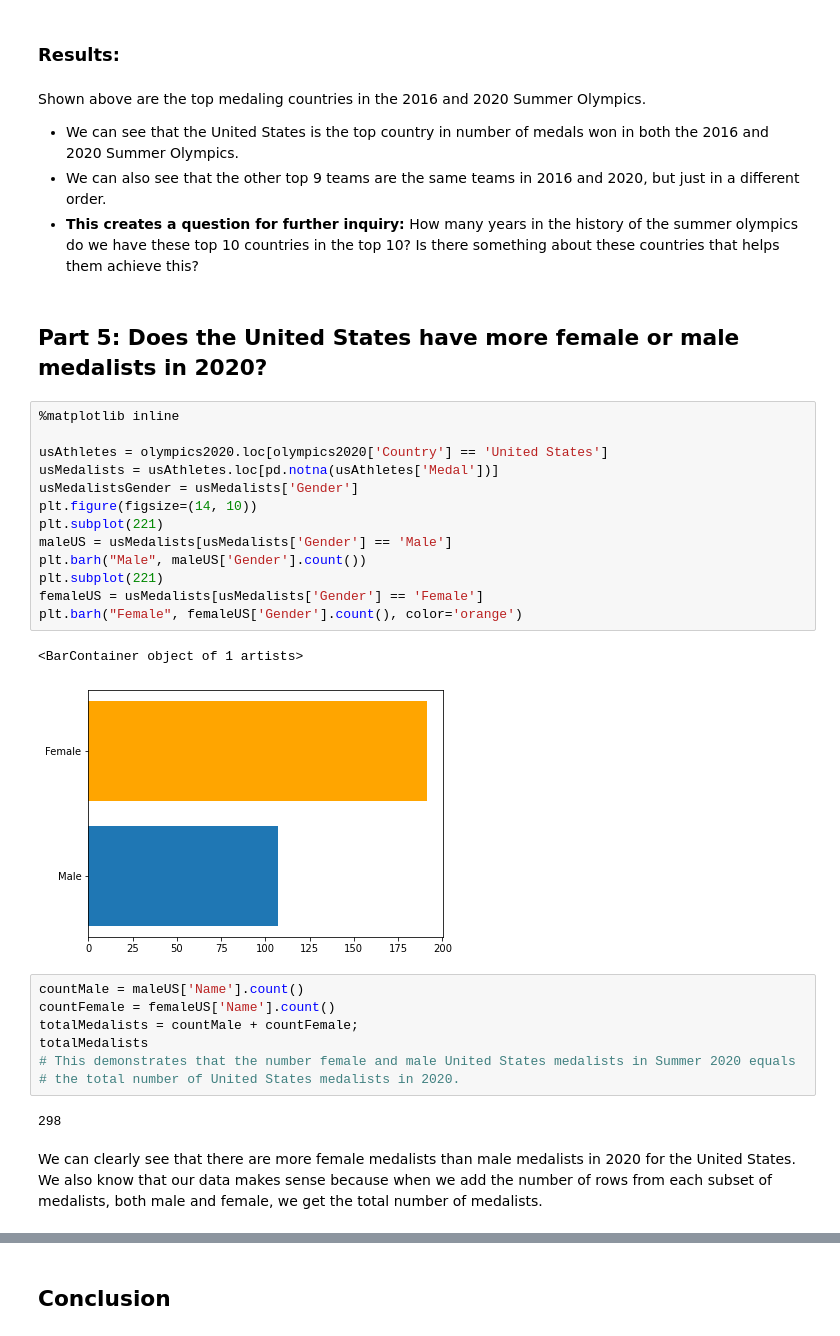
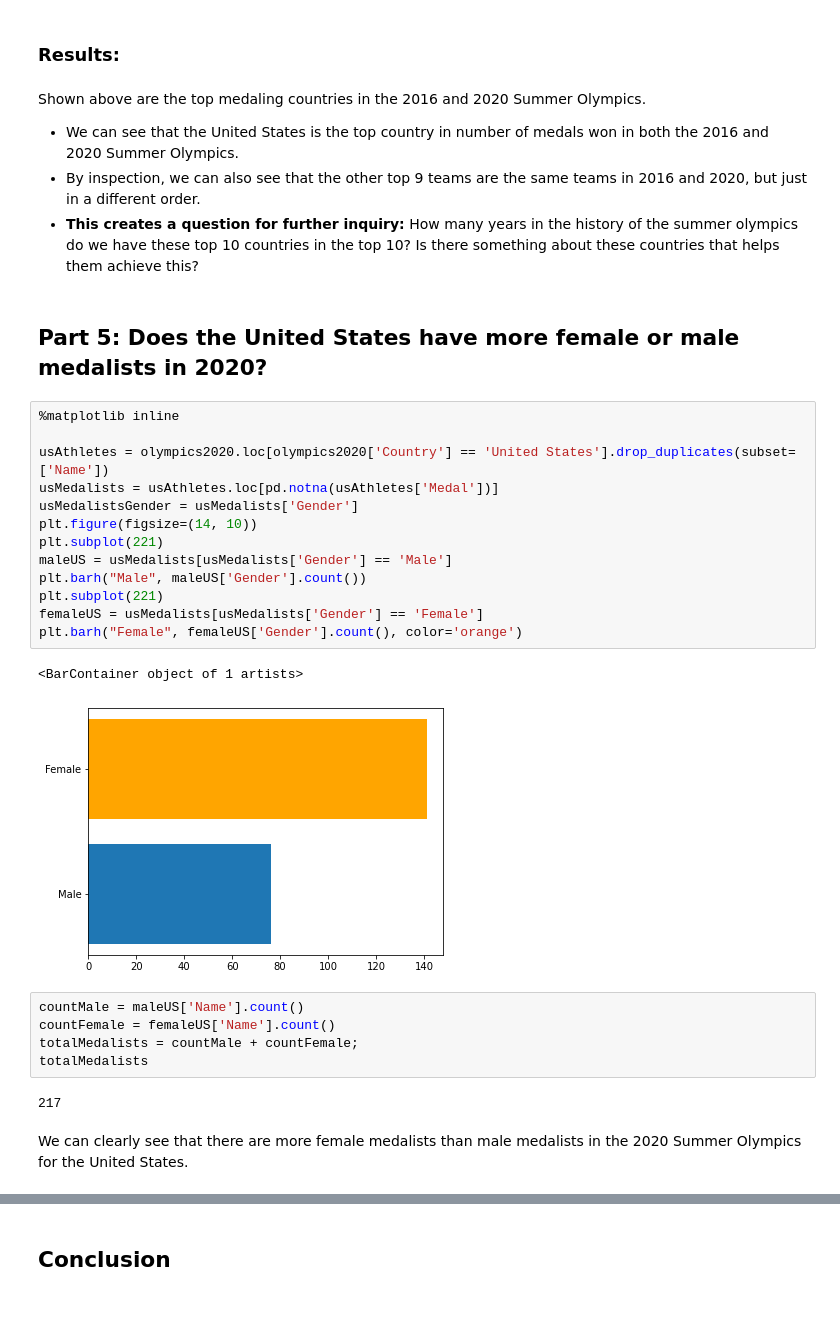
Before and after one commit to bdavis12302/2020-2016-Summer-Olympic-Data, a Jupyter notebook: DSCI235 Final Project - 2020 and 2016 Summer Olympic Data.ipynb, the cells around one changed output, grey strips where cells are left out. Cells and saved outputs as stored; diff of their text form; blank space fills up the shorter version.

```diff
--- a/DSCI235 Final Project - 2020 and 2016 Summer Olympic Data.ipynb
+++ b/DSCI235 Final Project - 2020 and 2016 Summer Olympic Data.ipynb
@@ -401,35 +408,33 @@ Name: Medal, dtype: int64
 ### Results:
 # %% [markdown]
 Shown above are the top medaling countries in the 2016 and 2020 Summer Olympics.
- - We can see that the United States is the top country in number of medals won in both the 2016 and 2020 Summer Olympics.
- - We can also see that the other top 9 teams are the same teams in 2016 and 2020, but just in a different order.
+ - We can see that the United States is the top country in number of medals won in both the 2016 and 2020 Summer Olympics. <br>
+ - By inspection, we can also see that the other top 9 teams are the same teams in 2016 and 2020, but just in a different order. <br>
  - **__This creates a question for further inquiry:__** How many years in the history of the summer olympics do we have these top 10 countries in the top 10? Is there something about these countries that helps them achieve this?
 # %% [markdown]
 ## Part 5: Does the United States have more female or male medalists in 2020?
 # %%
 %matplotlib inline
 
-usAthletes = olympics2020.loc[olympics2020['Country'] == 'United States']
+usAthletes = olympics2020.loc[olympics2020['Country'] == 'United States'].drop_duplicates(subset=['Name'])
 usMedalists = usAthletes.loc[pd.notna(usAthletes['Medal'])]
 usMedalistsGender = usMedalists['Gender']
 plt.figure(figsize=(14, 10))
 plt.subplot(221)
 maleUS = usMedalists[usMedalists['Gender'] == 'Male']
 plt.barh("Male", maleUS['Gender'].count())
 plt.subplot(221)
 femaleUS = usMedalists[usMedalists['Gender'] == 'Female']
 plt.barh("Female", femaleUS['Gender'].count(), color='orange')
 # %% [output]
 <BarContainer object of 1 artists>
-[figure, old version]
+[figure, new version]
 # %%
 countMale = maleUS['Name'].count()
 countFemale = femaleUS['Name'].count()
 totalMedalists = countMale + countFemale;
 totalMedalists
-# This demonstrates that the number female and male United States medalists in Summer 2020 equals
-# the total number of United States medalists in 2020.
 # %% [output]
-298
+217
 # %% [markdown]
-We can clearly see that there are more female medalists than male medalists in 2020 for the United States. We also know that our data makes sense because when we add the number of rows from each subset of medalists, both male and female, we get the total number of medalists.
+We can clearly see that there are more female medalists than male medalists in the 2020 Summer Olympics for the United States. <br>
```
Also changed, not shown: parts of 14 cells of this notebook.
